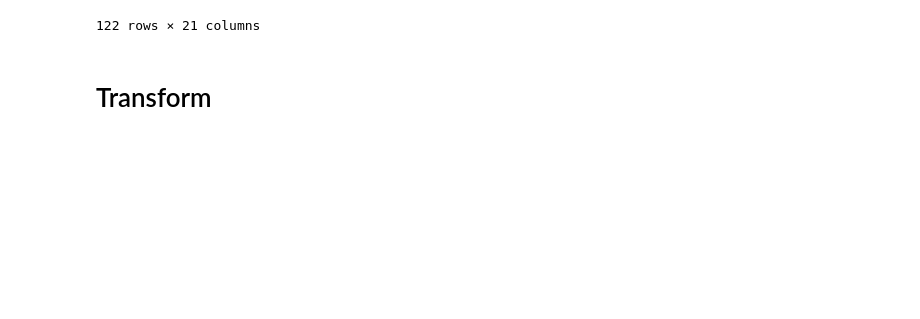
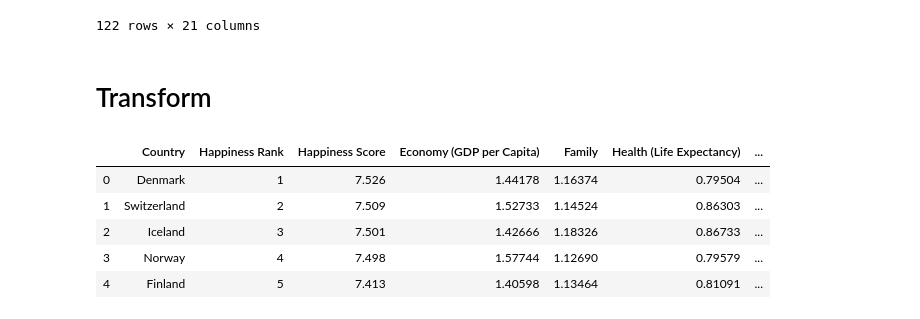
Before and after one commit to Miglesias89/ETL_Project, a Jupyter notebook: ETL_Project_Notebook.ipynb, the cells around one changed output. Cells and saved outputs as stored; diff of their text form; code cells hidden in the pictures; blank space fills up the shorter version.

```diff
--- a/ETL_Project_Notebook.ipynb
+++ b/ETL_Project_Notebook.ipynb
@@ -107,0 +111,10 @@ merge_df
+# %%
+happy_transformed = merge_df[columns_wanted].copy()
+happy_transformed.head()
+# %% [output]
+|  | Country | Happiness Rank | Happiness Score | Economy (GDP per Capita) | Family | Health (Life Expectancy) | ... |
+| 0 | Denmark | 1 | 7.526 | 1.44178 | 1.16374 | 0.79504 | ... |
+| 1 | Switzerland | 2 | 7.509 | 1.52733 | 1.14524 | 0.86303 | ... |
+| 2 | Iceland | 3 | 7.501 | 1.42666 | 1.18326 | 0.86733 | ... |
+| 3 | Norway | 4 | 7.498 | 1.57744 | 1.12690 | 0.79579 | ... |
+| 4 | Finland | 5 | 7.413 | 1.40598 | 1.13464 | 0.81091 | ... |
```
Also changed, not shown: parts of 6 cells of this notebook.
